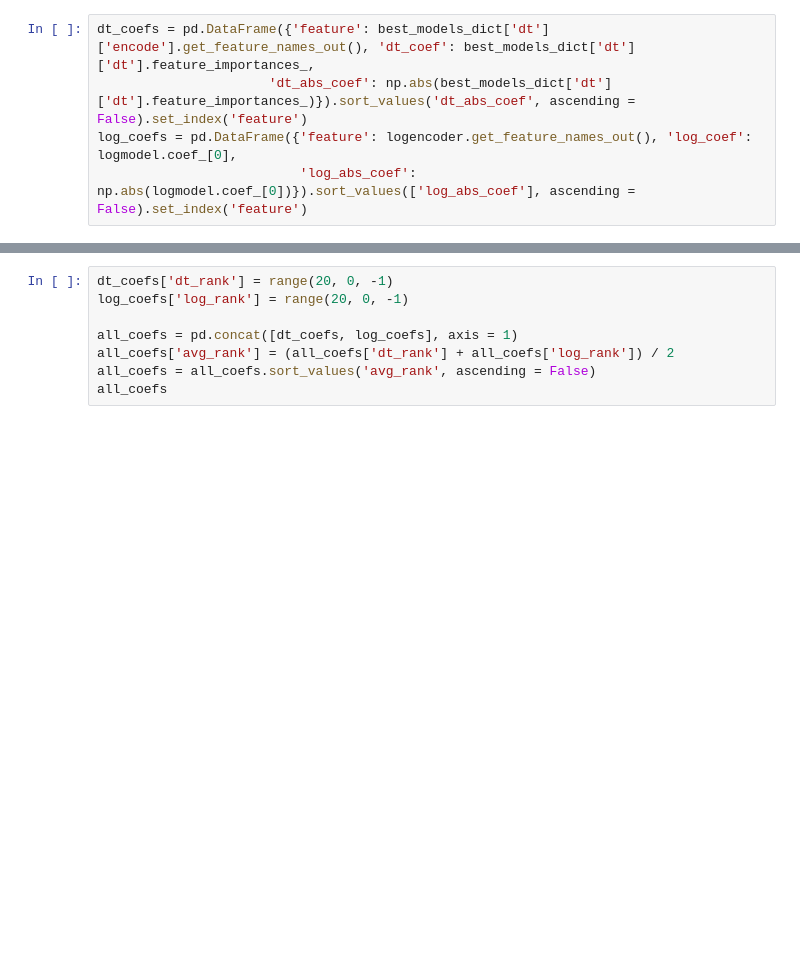
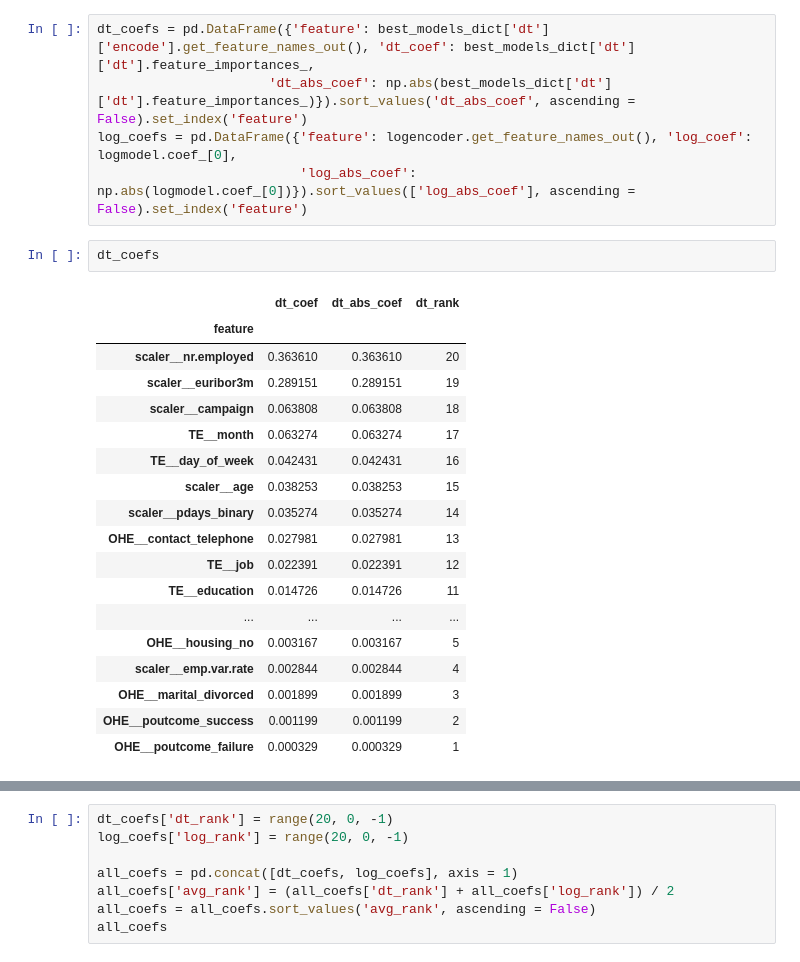
Before and after one commit to mattbenn/Practical-Application-3, a Jupyter notebook: prompt_III.ipynb, the cells around one changed output, grey strips where cells are left out. Saved outputs shown, nothing was run; the diff lists cells and outputs as text; blank space fills up the shorter version.

```diff
--- a/prompt_III.ipynb
+++ b/prompt_III.ipynb
@@ -1490,3 +1490,24 @@ dt_coefs = pd.DataFrame({'feature': best_models_dict['dt']['encode'].get_feature
                       'dt_abs_coef': np.abs(best_models_dict['dt']['dt'].feature_importances_)}).sort_values('dt_abs_coef', ascending = False).set_index('feature')
 log_coefs = pd.DataFrame({'feature': logencoder.get_feature_names_out(), 'log_coef': logmodel.coef_[0],
                           'log_abs_coef': np.abs(logmodel.coef_[0])}).sort_values(['log_abs_coef'], ascending = False).set_index('feature')
+# %%
+dt_coefs
+# %% [output]
+|  | dt_coef | dt_abs_coef | dt_rank |
+| feature |  |  |  |
+| scaler__nr.employed | 0.363610 | 0.363610 | 20 |
+| scaler__euribor3m | 0.289151 | 0.289151 | 19 |
+| scaler__campaign | 0.063808 | 0.063808 | 18 |
+| TE__month | 0.063274 | 0.063274 | 17 |
+| TE__day_of_week | 0.042431 | 0.042431 | 16 |
+| scaler__age | 0.038253 | 0.038253 | 15 |
+| scaler__pdays_binary | 0.035274 | 0.035274 | 14 |
+| OHE__contact_telephone | 0.027981 | 0.027981 | 13 |
+| TE__job | 0.022391 | 0.022391 | 12 |
+| TE__education | 0.014726 | 0.014726 | 11 |
+| ... | ... | ... | ... |
+| OHE__housing_no | 0.003167 | 0.003167 | 5 |
+| scaler__emp.var.rate | 0.002844 | 0.002844 | 4 |
+| OHE__marital_divorced | 0.001899 | 0.001899 | 3 |
+| OHE__poutcome_success | 0.001199 | 0.001199 | 2 |
+| OHE__poutcome_failure | 0.000329 | 0.000329 | 1 |
```
Also changed, not shown: parts of 2 cells of this notebook.
